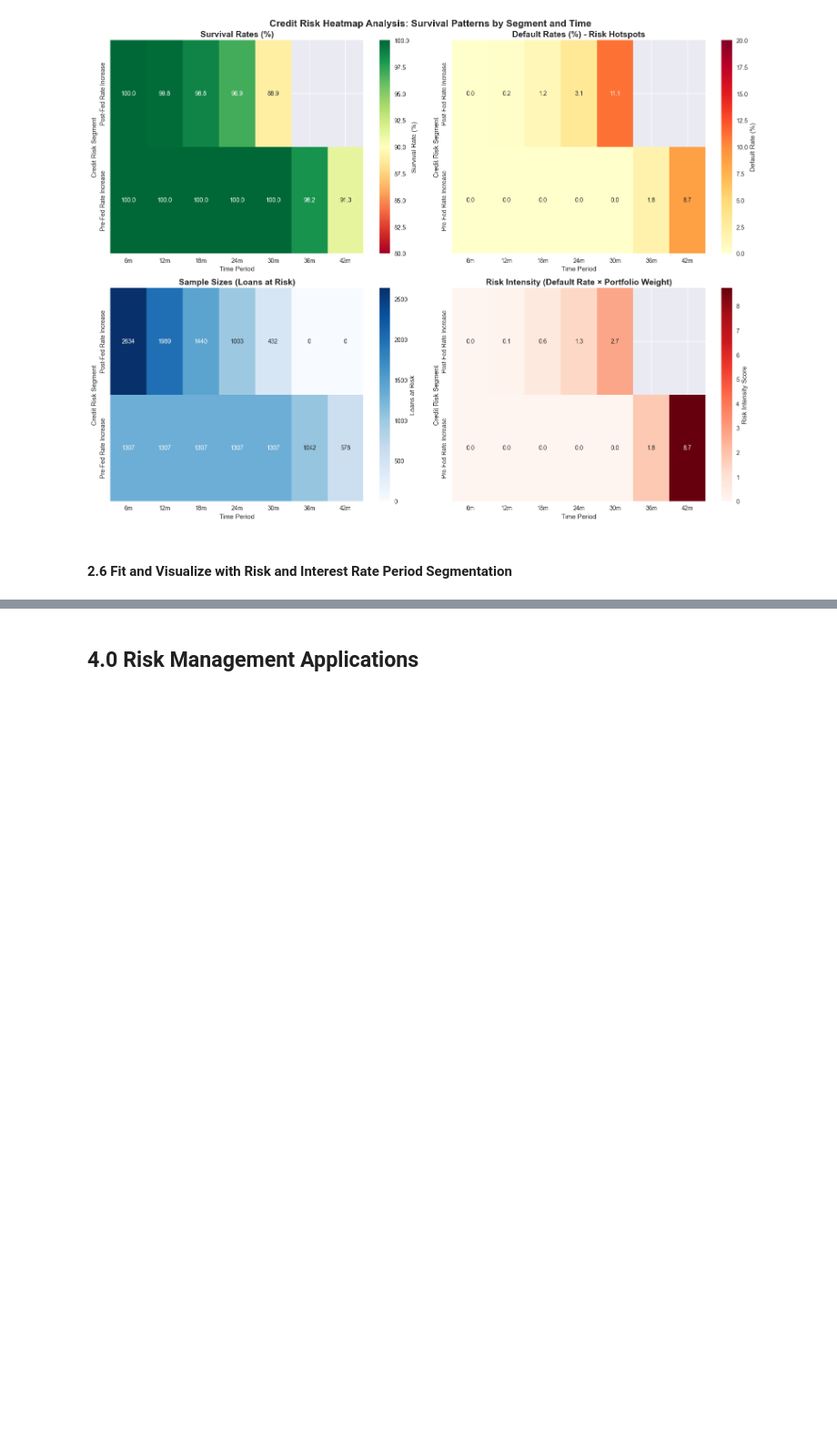
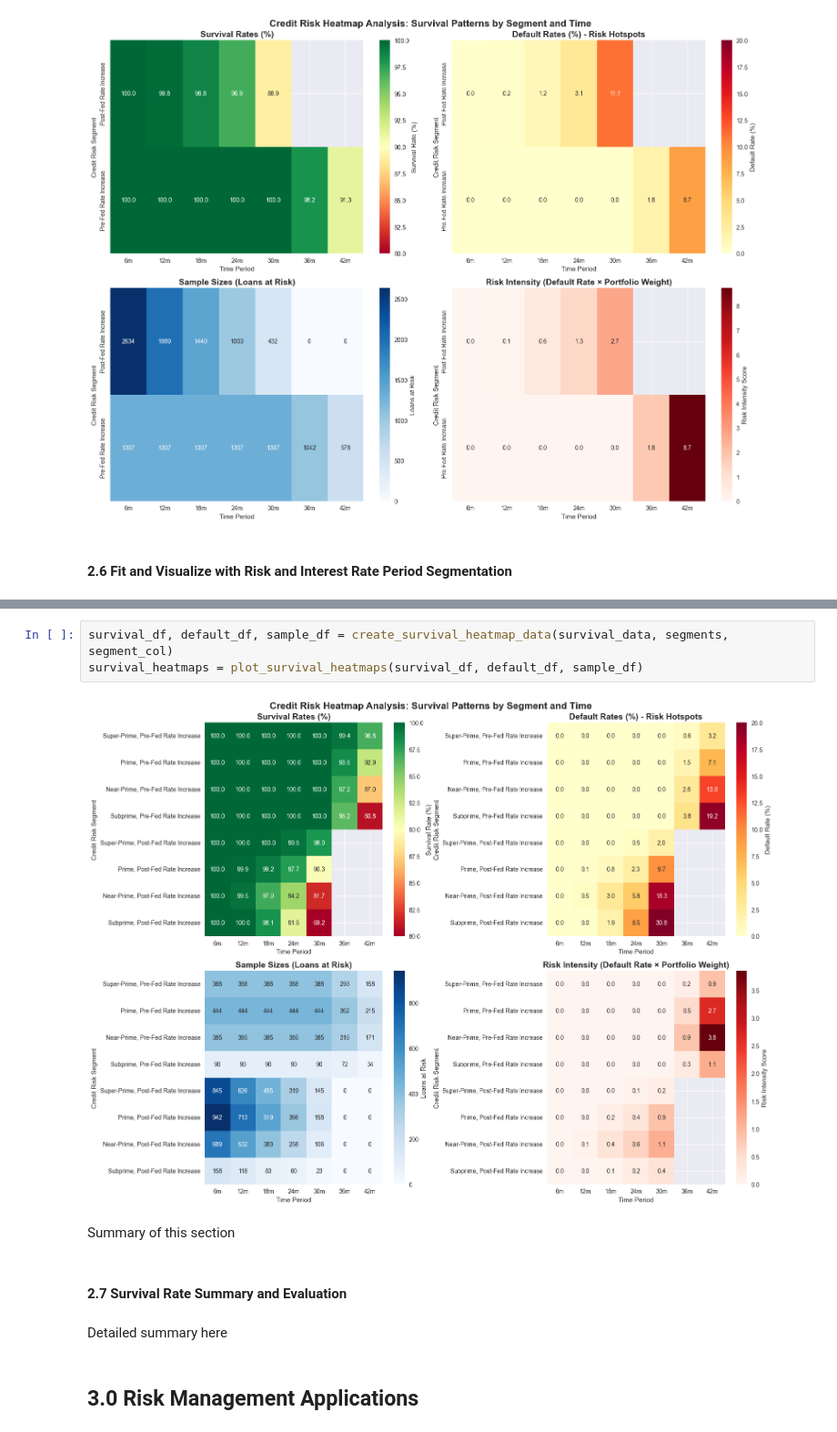
Before and after one commit to imoore99/SURVIVAL_RATE_ANALYSIS, a Jupyter notebook: SURVIVAL_RATE_ANALYSIS.ipynb, the cells around one changed output, grey strips where cells are left out. Shown at 91% size. Cells and saved outputs as stored; diff of their text form; blank space fills up the shorter version.

```diff
--- a/SURVIVAL_RATE_ANALYSIS.ipynb
+++ b/SURVIVAL_RATE_ANALYSIS.ipynb
@@ -963,2 +917,13 @@ Discuss the paradox - subprime has highest default probability, but 1.00x hazard
+# %%
+survival_df, default_df, sample_df = create_survival_heatmap_data(survival_data, segments, segment_col)
+survival_heatmaps = plot_survival_heatmaps(survival_df, default_df, sample_df)
+# %% [output]
+[figure, added]
+# %% [markdown]
+Summary of this section
+# %% [markdown]
+#### 2.7 Survival Rate Summary and Evaluation
+# %% [markdown]
+Detailed summary here
 # %% [markdown]
-## 4.0 Risk Management Applications
+## 3.0 Risk Management Applications
```
Also changed, not shown: parts of 21 cells of this notebook.
